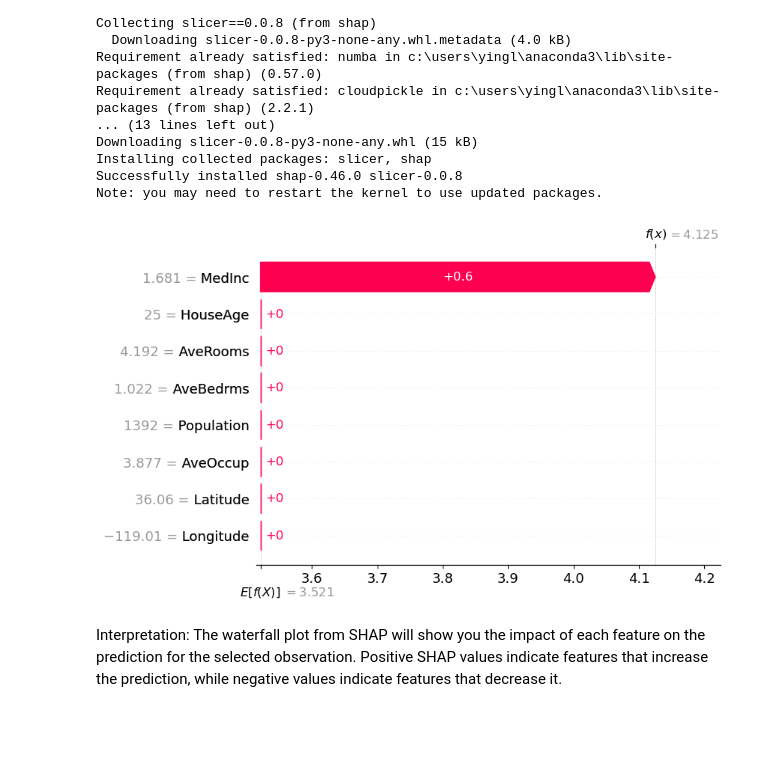
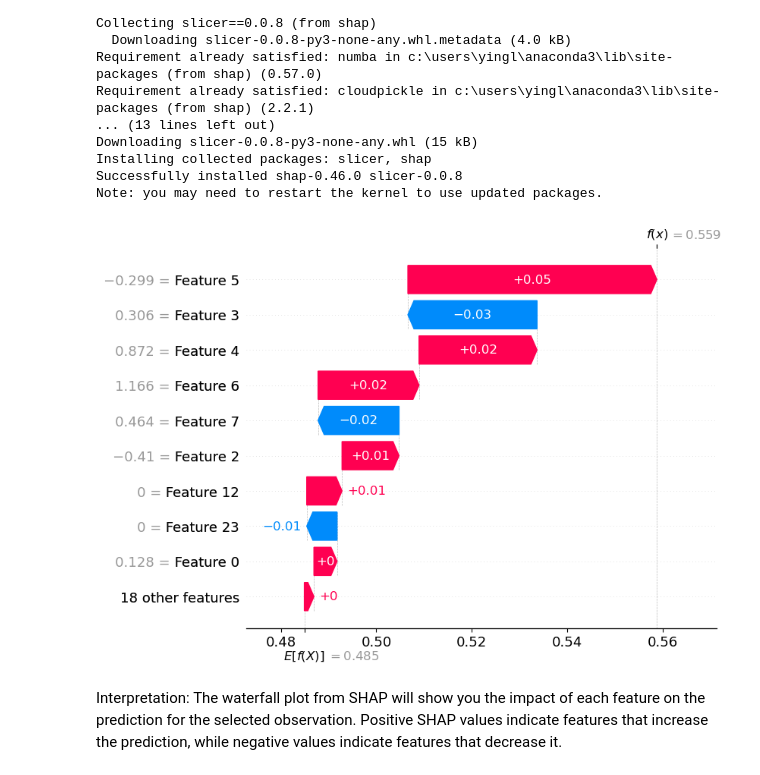
Before and after one commit to yingliamanda/scaling_to_production, a Jupyter notebook: 02_activities/assignments/assignment_3.ipynb, the cells around one changed output. Cells and saved outputs as stored; diff of their text form; code cells hidden in the pictures; blank space fills up the shorter version.

```diff
--- a/02_activities/assignments/assignment_3.ipynb
+++ b/02_activities/assignments/assignment_3.ipynb
@@ -854,27 +892,33 @@ Note: you may need to restart the kernel to use updated packages.
 # %%
 import shap
 
-# Assuming pipeline_C is already trained and we have X_train, X_test, y_train, y_test
 # Fit the best pipeline on the training data
 pipeline_C.fit(X_train, y_train)
 
 # Extract the trained regressor (RandomForestRegressor in pipeline_C)
 regressor_C = pipeline_C.named_steps['regressor']
 
+# Preprocess the training data using the preprocessing step in the pipeline
+preprocessor_C = pipeline_C.named_steps['preprocessing']
+X_train_preprocessed = preprocessor_C.transform(X_train)
+
 # Initialize a SHAP explainer
-explainer = shap.Explainer(regressor_C, X_train)
+explainer = shap.Explainer(regressor_C, X_train_preprocessed)
+
+# Preprocess the test data
+X_test_preprocessed = preprocessor_C.transform(X_test)
 
 # Select an observation from the test set (e.g., the first observation)
 observation_idx = 0  # Replace with the index of the observation you want to explain
-observation = X_test.iloc[[observation_idx]]
+observation = X_test_preprocessed[[observation_idx]]
 
 # Compute SHAP values
 shap_values = explainer(observation)
 
 # Visualize the SHAP values for the selected observation
 shap.plots.waterfall(shap_values[0])
 # %% [output]
-[figure, old version]
+[figure, new version]
 # %% [markdown]
 Interpretation: The waterfall plot from SHAP will show you the impact of each feature on the prediction for the selected observation. Positive SHAP values indicate features that increase the prediction, while negative values indicate features that decrease it.
 # %%
```
Also changed, not shown: parts of 17 cells of this notebook.
